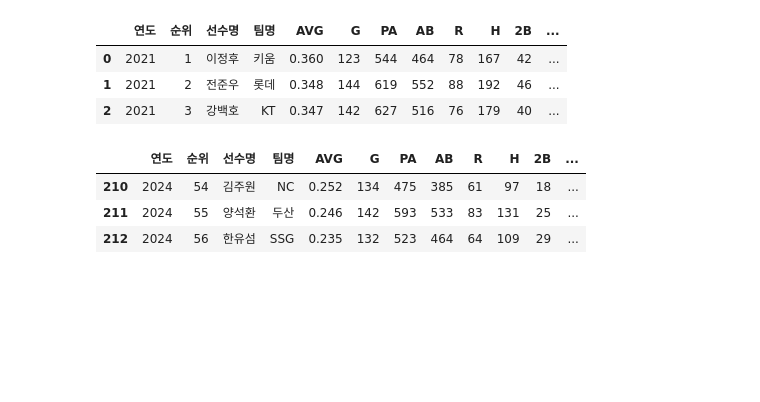
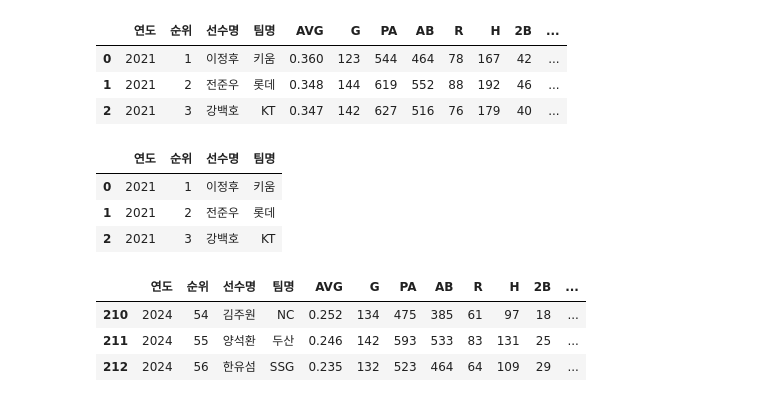
Before and after one commit to Seonyeol-Jeong/KBO_analysis, a Jupyter notebook: 변수 별 EDA.ipynb, the cells around one changed output. Drawn from its saved outputs; the diff is of its cells as text; code cells hidden in the pictures; blank space fills up the shorter version.

```diff
--- a/변수.ipynb
+++ b/변수 별 EDA.ipynb
@@ -12,6 +12,13 @@ df.head(3)
 | 0 | 2021 | 1 | 이정후 | 키움 | 0.360 | 123 | 544 | 464 | 78 | 167 | 42 | ... |
 | 1 | 2021 | 2 | 전준우 | 롯데 | 0.348 | 144 | 619 | 552 | 88 | 192 | 46 | ... |
 | 2 | 2021 | 3 | 강백호 | KT | 0.347 | 142 | 627 | 516 | 76 | 179 | 40 | ... |
+# %%
+df[['연도','순위', '선수명', '팀명']].head(3)
+# %% [output]
+|  | 연도 | 순위 | 선수명 | 팀명 |
+| 0 | 2021 | 1 | 이정후 | 키움 |
+| 1 | 2021 | 2 | 전준우 | 롯데 |
+| 2 | 2021 | 3 | 강백호 | KT |
 # %%
 df.tail(3)
 # %% [output]
```
Also changed, not shown: parts of 13 cells of this notebook, 1 other file.
